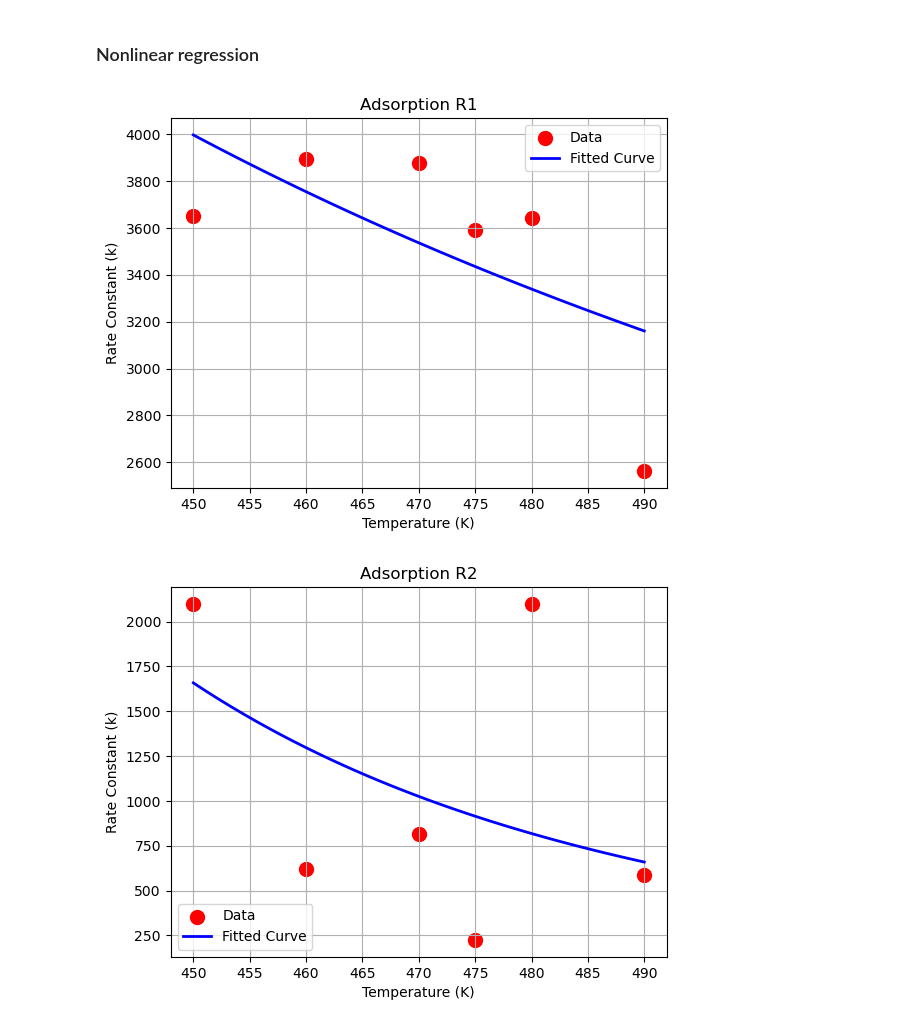
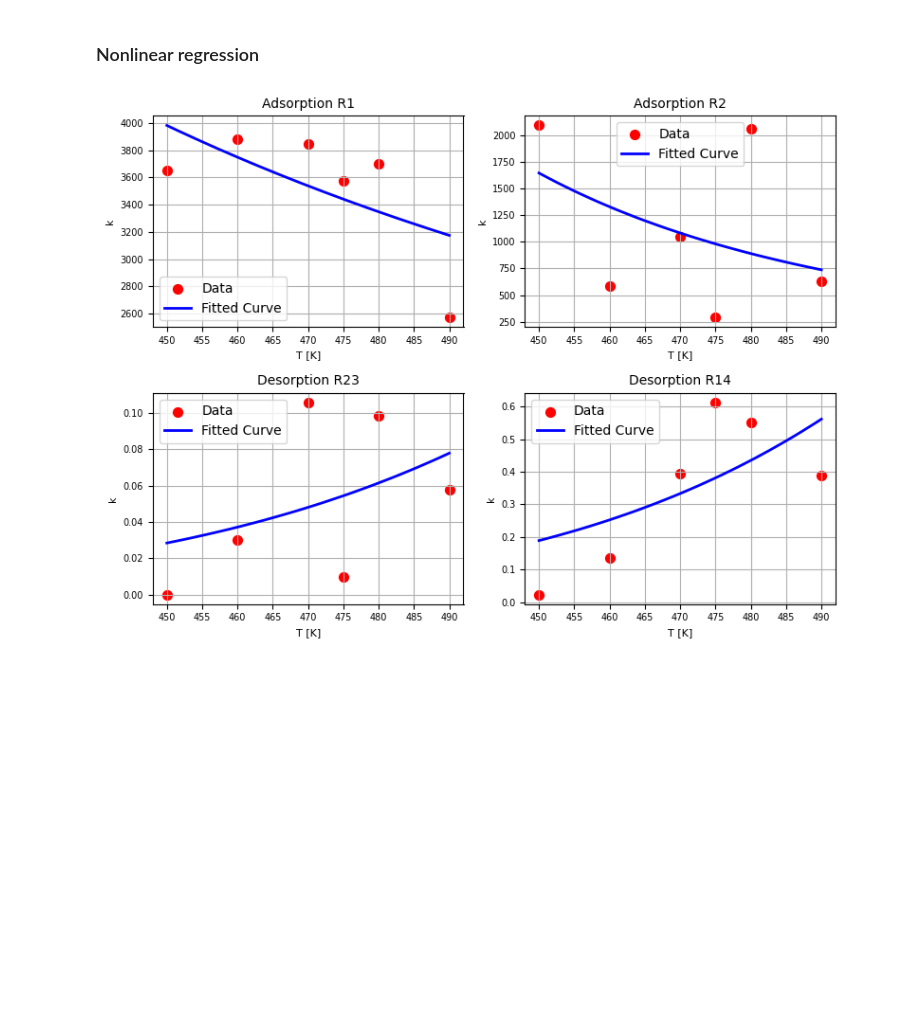
Before and after one commit to marija-iloska/pmcmc_CO_Pd, a Jupyter notebook: pyomo_implementation/dynamic_opt.ipynb, the cells around one changed output. Drawn from its saved outputs; the diff is of its cells as text; code cells hidden in the pictures; blank space fills up the shorter version.

Commit message:
automatic split detection, and plot formatting

```diff
--- a/pyomo_implementation/dynamic_opt.ipynb
+++ b/pyomo_implementation/dynamic_opt.ipynb
@@ -198,16 +199,14 @@ time_R14 = []
 
 # Get data
 for n in range(N):
-    # Complete splitting points
-    indices = [i for i,t in enumerate(time[n]) if t < time_cut_off[n]]
 
     #  Extract and Concatenate data for R1 and R4
     timeR1.append([i*dt for i in range(0,idx_R1)])
-    timeR4.append([i*dt for i in range(indices[-1]-1,len(time[n]))])
+    timeR4.append([i*dt for i in range(idx_split[n],len(time[n]))])
 
     # Separate R1 and R4 coverage data
     covR1.append(list(cov[n][:idx_R1]))
-    covR4.append(list(cov[n][indices[-1]-1:len(cov[n])+1]))
+    covR4.append(list(cov[n][idx_split[n]:len(cov[n])+1]))
 
     # Concatenated coverage data R1 and R4
     covR14 = list(covR1[n]) + list(covR4[n])
@@ -244,16 +243,14 @@ k_des_R23 = []
 
 # Get data
 for n in range(N):
-    # Complete splitting points
-    indices = [i for i,t in enumerate(time[n]) if t < time_cut_off[n]]
 
     #  Extract and Concatenate data for R2 and R3
     timeR2.append([i*dt for i in range(idx_R1,tp_idx[0])])
-    timeR3.append([i*dt for i in range(tp_idx[0], indices[-1])])
+    timeR3.append([i*dt for i in range(tp_idx[0], idx_split[n])])
 
     # Separate R1 and R4 coverage data
     covR2.append(list(cov[n][idx_R1:tp_idx[0]]))
-    covR3.append(list(cov[n][tp_idx[0] : indices[-1]]))
+    covR3.append(list(cov[n][tp_idx[0] : idx_split[n]]))
 
     # Concatenated coverage data R2 and R3
     covR23 = covR2[n] + covR3[n]
@@ -425,54 +428,60 @@ R4: Activation Energy Ea =   31.380310935206822 +/-  10.50268318544068  and Pre-
 # %%
 from scipy.optimize import curve_fit
 
-labels = ['Adsorption R1', 'Adsorption R2', 'Desorption R23','Desorption R14']
 
 # Arrhenius function to fit
 def arrhenius_eq(T, A, Ea):
     return A * np.exp(-Ea / (R_constant * T))
 
-Ea_init = [Ea[0],Ea[1],Ea[3],Ea[3]]
-A_init = [1e10, 1e10, 1e10, 1e10]
+Ea_init = [Ea[0],Ea[1],10,Ea[3]]
+A_init = [exp(lnA[0]), exp(lnA[1]), 1e10, exp(lnA[3])]
 
 Ea_nl = []
 A_nl = []
 se_nl = []
+
+# Create subplots: 2 rows, 2 columns (since R=4)
+fig, axes = plt.subplots(2, 2, figsize=(8, 6))
+axes = axes.flatten()
 
 for r in range(R):
 
     # Initial guess for [A, Ea]
     initial_guess = [A_init[r], Ea_init[r]]  # Example initial guess for A and Ea
 
     rate_constants = np.array(k[r], dtype=float)
 
     # Perform nonlinear regression
     params, covariance = curve_fit(arrhenius_eq, temperatures_vals, rate_constants, p0=initial_guess)
 
     # Extract fitted parameters
     A_fit, Ea_fit = params
 
     Ea_nl.append(Ea_fit)
     A_nl.append(A_fit)
 
     # Calculate standard errors
     std_errors = np.sqrt(np.diag(covariance))
 
     se_nl.append(std_errors)
 
     # Optional: plot the results
     T_fit = np.linspace(min(temperatures_vals), max(temperatures_vals), 100)
     k_fit = arrhenius_eq(T_fit, *params)
 
 
-    plt.figure()
-    plt.scatter(temperatures_vals, rate_constants, color='red', label='Data', s=100)  # Data points
-    plt.plot(T_fit, k_fit, color='blue', linewidth=2, label='Fitted Curve')  # Fitted curve
-    plt.xlabel('Temperature (K)')
-    plt.ylabel('Rate Constant (k)')
-    plt.title(labels[r])
-    plt.legend()
-    plt.grid()
-    plt.show()
+     # Plot in corresponding subplot
+    ax = axes[r]
+    ax.scatter(temperatures_vals, rate_constants, color='red', label='Data', s=50)  # Data points
+    ax.plot(T_fit, k_fit, color='blue', linewidth=2, label='Fitted Curve')  # Fitted curve
+    ax.set_xlabel('T [K]', fontsize=8)
+    ax.set_ylabel('k', fontsize=8)
+    ax.set_title(labels[r], fontsize=10)
+    ax.tick_params(axis='both', which='major', labelsize=7)
+    ax.legend()
+    ax.grid()
+
+plt.subplots_adjust(hspace=0.1, wspace=0.55)  # Increase vertical (hspace) and horizontal (wspace) space
+plt.tight_layout()
 # %% [output]
-[figure, old version]
+[figure, new version]
-[figure, removed]
```
Also changed, not shown: parts of 10 cells of this notebook.
